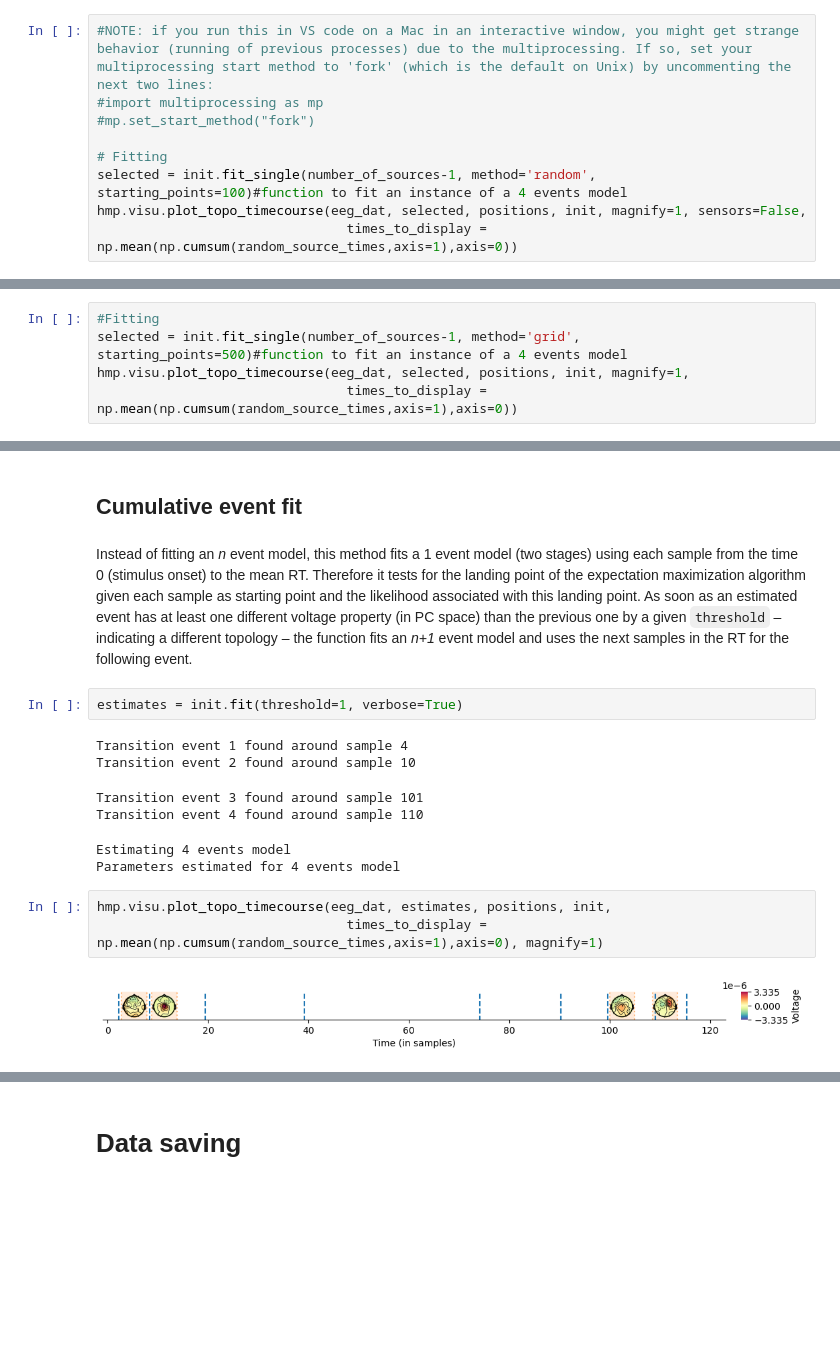
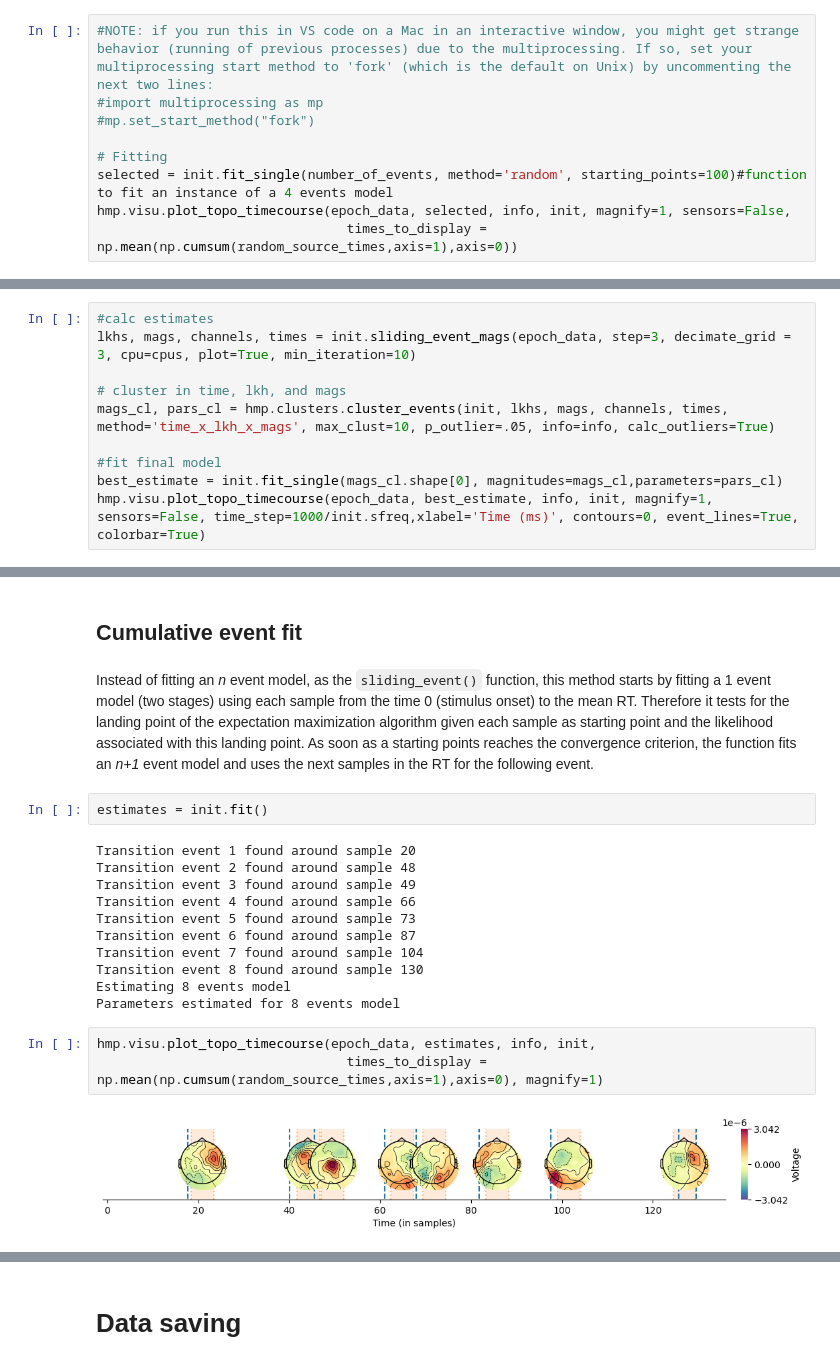
Before and after one commit to GWeindel/hmp, a Jupyter notebook: tutorials/2-Estimating_a_model.ipynb, the cells around one changed output, grey strips where cells are left out. Cells and saved outputs as stored; diff of their text form; blank space fills up the shorter version.

````diff
--- a/tutorials/2-Estimating_a_model.ipynb
+++ b/tutorials/2-Estimating_a_model.ipynb
@@ -121,8 +131,8 @@ A better idea is to run a single model with several starting points and selectin
 #mp.set_start_method("fork")
 
 # Fitting
-selected = init.fit_single(number_of_sources-1, method='random', starting_points=100)#function to fit an instance of a 4 events model
-hmp.visu.plot_topo_timecourse(eeg_dat, selected, positions, init, magnify=1, sensors=False,
+selected = init.fit_single(number_of_events, method='random', starting_points=100)#function to fit an instance of a 4 events model
+hmp.visu.plot_topo_timecourse(epoch_data, selected, info, init, magnify=1, sensors=False,
                                 times_to_display = np.mean(np.cumsum(random_source_times,axis=1),axis=0))
 # %% [output]
 Estimating 8 events model with 100 starting point(s)
@@ -138,5 +142,0 @@
-# %%
-#Fitting
-selected = init.fit_single(number_of_sources-1, method='grid', starting_points=500)#function to fit an instance of a 4 events model
-hmp.visu.plot_topo_timecourse(eeg_dat, selected, positions, init, magnify=1,
-                                times_to_display = np.mean(np.cumsum(random_source_times,axis=1),axis=0))
@@ -197,0 +237,10 @@ The downside is that we are still unsure about whether we included all possible
+# %%
+#calc estimates
+lkhs, mags, channels, times = init.sliding_event_mags(epoch_data, step=3, decimate_grid = 3, cpu=cpus, plot=True, min_iteration=10)
+
+# cluster in time, lkh, and mags
+mags_cl, pars_cl = hmp.clusters.cluster_events(init, lkhs, mags, channels, times, method='time_x_lkh_x_mags', max_clust=10, p_outlier=.05, info=info, calc_outliers=True)
+
+#fit final model
+best_estimate = init.fit_single(mags_cl.shape[0], magnitudes=mags_cl,parameters=pars_cl)
+hmp.visu.plot_topo_timecourse(epoch_data, best_estimate, info, init, magnify=1, sensors=False, time_step=1000/init.sfreq,xlabel='Time (ms)', contours=0, event_lines=True, colorbar=True)
@@ -198,18 +264,22 @@ The downside is that we are still unsure about whether we included all possible
 # %% [markdown]
 ## Cumulative event fit
 # %% [markdown]
-Instead of fitting an _n_ event model, this method fits a 1 event model (two stages) using each sample from the time 0 (stimulus onset) to the mean RT. Therefore it tests for the landing point of the expectation maximization algorithm given each sample as starting point and the likelihood associated with this landing point. As soon as an estimated event has at least one different voltage property (in PC space) than the previous one by a given ```threshold``` – indicating a different topology – the function fits an _n+1_ event model and uses the next samples in the RT for the following event.
+Instead of fitting an _n_ event model, as the ```sliding_event()``` function, this method starts by fitting a 1 event model (two stages) using each sample from the time 0 (stimulus onset) to the mean RT. Therefore it tests for the landing point of the expectation maximization algorithm given each sample as starting point and the likelihood associated with this landing point. As soon as a starting points reaches the convergence criterion, the function fits an _n+1_ event model and uses the next samples in the RT for the following event.
 # %%
-estimates = init.fit(threshold=1, verbose=True)
+estimates = init.fit()
 # %% [output]
-Transition event 1 found around sample 4
-Transition event 2 found around sample 10
+Transition event 1 found around sample 20
+Transition event 2 found around sample 48
+Transition event 3 found around sample 49
+Transition event 4 found around sample 66
+Transition event 5 found around sample 73
+Transition event 6 found around sample 87
+Transition event 7 found around sample 104
+Transition event 8 found around sample 130
+Estimating 8 events model
+Parameters estimated for 8 events model
-Transition event 3 found around sample 101
-Transition event 4 found around sample 110
-Estimating 4 events model
-Parameters estimated for 4 events model
 # %%
-hmp.visu.plot_topo_timecourse(eeg_dat, estimates, positions, init,
+hmp.visu.plot_topo_timecourse(epoch_data, estimates, info, init,
                                 times_to_display = np.mean(np.cumsum(random_source_times,axis=1),axis=0), magnify=1)
 # %% [output]
-[figure, old version]
+[figure, new version]
````
Also changed, not shown: parts of 39 cells of this notebook, 39 other files.
